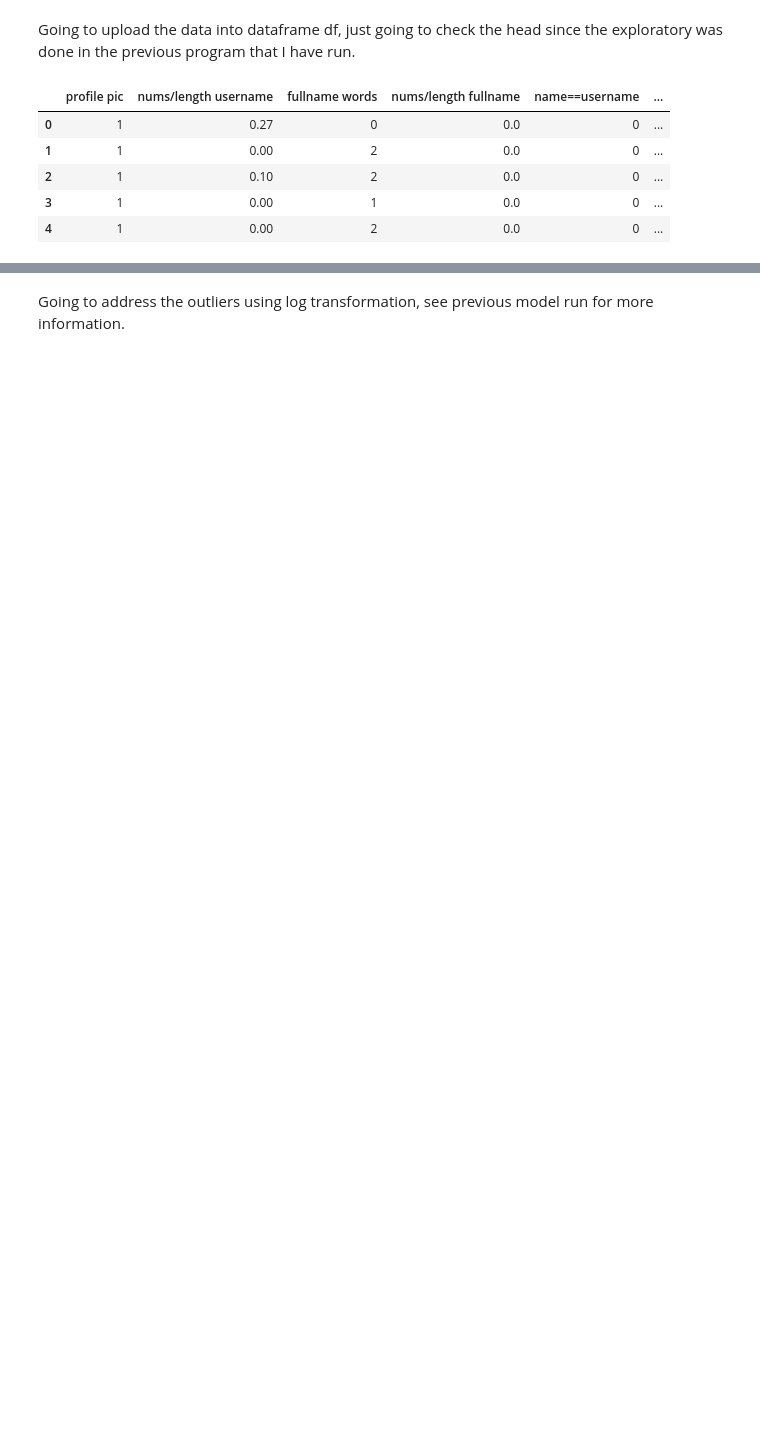
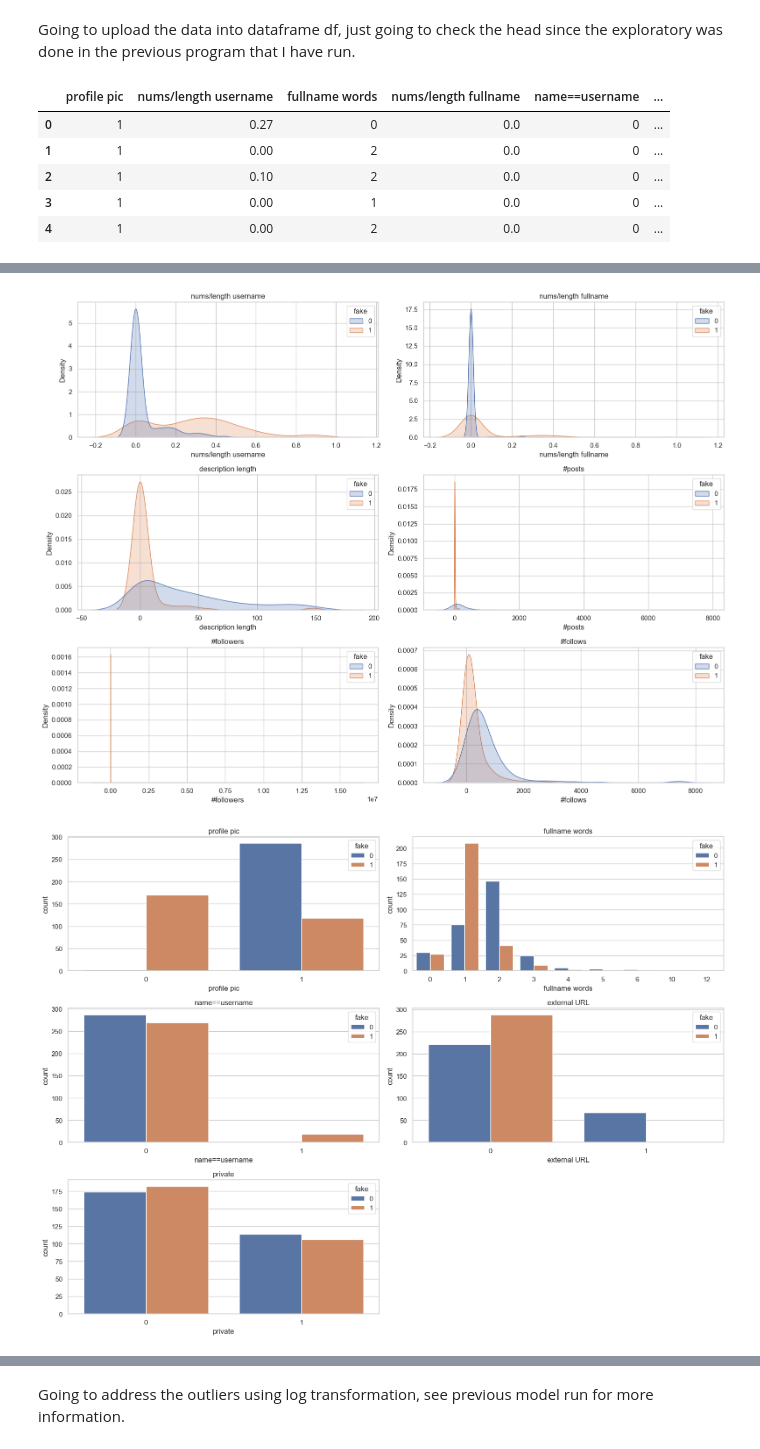
Before and after one commit to AakashMahajn/fake-profile-detection-using-ML-and-Flask, a Jupyter notebook: instagram-fake-account-detection.ipynb, the cells around one changed output, grey strips where cells are left out. Cells and saved outputs as stored; diff of their text form; code cells hidden in the pictures; blank space fills up the shorter version.

```diff
--- a/instagram-fake-account-detection.ipynb
+++ b/instagram-fake-account-detection.ipynb
@@ -29,0 +105,25 @@ df.head()
+# %%
+# Define the features as either continuous or categorical based on the number of unique values
+continuous_features = [f for f in features if df[f].nunique() > 10]
+categorical_features = [f for f in features if df[f].nunique() <= 10]
+
+# Plot KDE plots for each continuous feature
+plt.figure(figsize=(16, 12))
+for i, feature in enumerate(continuous_features):
+    plt.subplot(3, 2, i+1)
+    sns.kdeplot(data=df, x=feature, hue="fake", fill=True)
+    plt.title(feature)
+plt.tight_layout()
+plt.show()
+
+# Plot bar plots for each categorical feature
+plt.figure(figsize=(16, 12))
+for i, feature in enumerate(categorical_features):
+    plt.subplot(3, 2, i+1)
+    sns.countplot(data=df, x=feature, hue="fake")
+    plt.title(feature)
+plt.tight_layout()
+plt.show()
+# %% [output]
+[figure, added]
+[figure, added]
```
Also changed, not shown: parts of 34 cells of this notebook, 3 other files.
